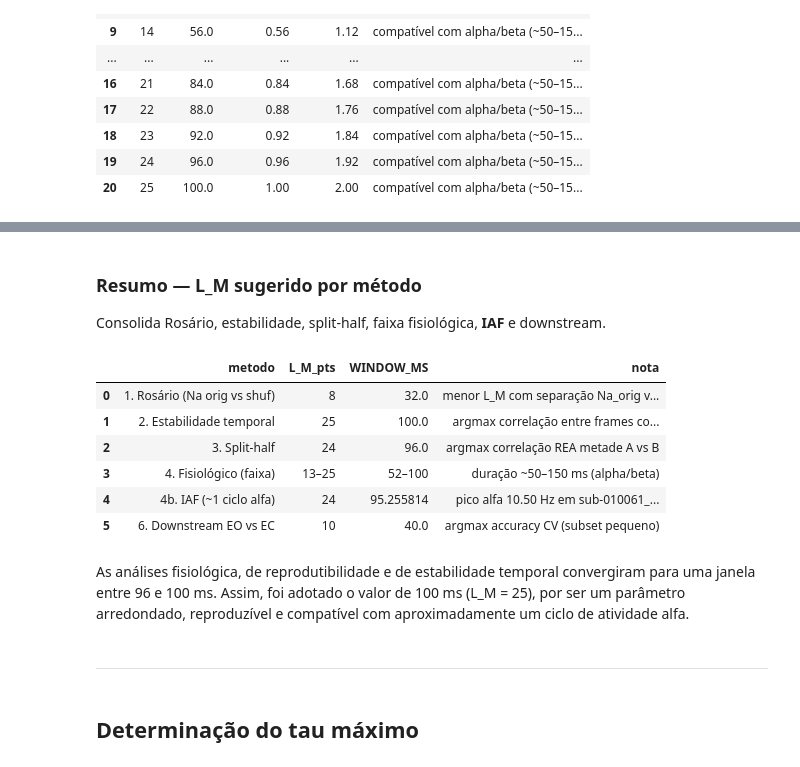
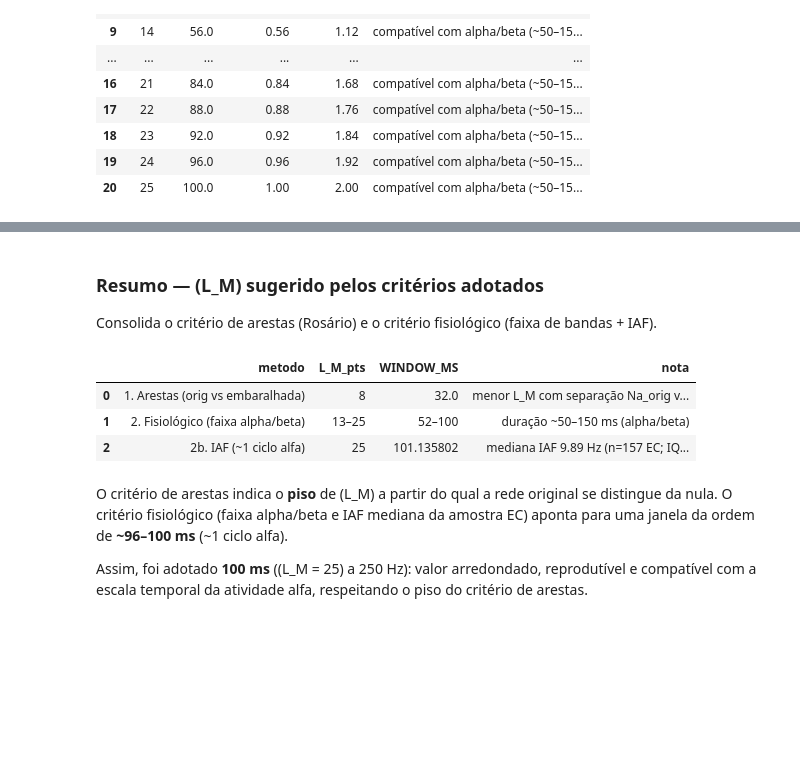
Before and after one commit to annesantos1990/TCC, a Jupyter notebook: notebook/00_redes/00_network_parameters.ipynb, the cells around one changed output, grey strips where cells are left out. Drawn from its saved outputs; the diff is of its cells as text; code cells hidden in the pictures; blank space fills up the shorter version.

```diff
--- a/notebook/00_redes/00_network_parameters.ipynb
+++ b/notebook/00_redes/00_network_parameters.ipynb
@@ -62,12 +69,17 @@ SOURCE_DIR: C:\Users\Anne\OneDrive\Documentos\Google Drive\Ciência de Dados\MBA
 # %% [markdown]
 ### Parâmetros
 # %%
-N_SEC = 5
+# Recorte contínuo comum (mesmo critério do pipeline 01_build_networks)
+COMMON_JSON = Path("../../data/intermediate/tvg_common_continuous_summary.json")
+_common = json.loads(COMMON_JSON.read_text(encoding="utf-8"))
+TVG_T0 = float(_common["t0"])
+TVG_T1 = float(_common["t1"])
+N_SEC = int(_common.get("N_SEC_sugerido", 8))
 WINDOW_SIZES = list(range(5, 26))  # L_M em amostras (como na figura de Rosário)
 WINDOW_SIZES_ML = [8, 10, 12, 15, 20, 25]  # grade reduzida para downstream
 MAX_LAG_CAP = 5  # lag máximo em amostras; por janela: min(MAX_LAG_CAP, L_M - 1)
-N_SURROGATES = 100
-THRESHOLD_PERCENTILE = 95.0
+N_SHUFFLES = 1
+THRESHOLD_PERCENTILE = 99.0
 RANDOM_STATE = 42
 N_SUBJECTS_ML = 3  # pares EO/EC no método downstream
 # %% [markdown]
@@ -133,13 +154,13 @@ for L_M in tqdm(WINDOW_SIZES, desc="L_M"):
     max_lag = min(MAX_LAG_CAP, L_M - 1)
 
     # ==========================
-    # THRESHOLD (surrogate)
+    # THRESHOLD (tese: shuffle serie + p99)
     # ==========================
     threshold_info = estimate_threshold(
-        motifs,
+        eeg,
         L_M,
         max_lag,
-        n_surrogates=N_SURROGATES,
+        n_shuffles=N_SHUFFLES,
         percentile=THRESHOLD_PERCENTILE,
         random_state=RANDOM_STATE,
     )
@@ -860,74 +653,59 @@ display(HTML(fig.to_html(full_html=False, include_plotlyjs="cdn")))
 # %% [markdown]
-### Resumo — L_M sugerido por método
+### Resumo — \(L_M\) sugerido pelos critérios adotados
 
-Consolida Rosário, estabilidade, split-half, faixa fisiológica, **IAF** e downstream.
+Consolida o critério de arestas (Rosário) e o critério fisiológico (faixa de bandas + IAF).
 # %%
 # ==========================
-# RESUMO
+# RESUMO — L_M (critérios adotados)
 # ==========================
 sep = (
     (df_na["Na_original"] > 2 * df_na["Na_embaralhado"])
     & ((df_na["Na_original"] - df_na["Na_embaralhado"]) >= 10)
 )
 if sep.any():
     L_rosario = int(df_na.loc[sep].iloc[0]["L_M"])
-    nota_rosario = "menor L_M com separação Na_orig vs Na_shuf"
+    nota_rosario = "menor L_M com separação Na_orig vs Na_shuf (piso)"
 else:
     L_rosario = None
     nota_rosario = "sem separação clara na faixa"
 
 resumo = [
     {
-        "metodo": "1. Rosário (Na orig vs shuf)",
+        "metodo": "1. Arestas (orig vs embaralhada)",
         "L_M_pts": L_rosario,
         "WINDOW_MS": None if L_rosario is None else L_rosario / sfreq * 1000,
         "nota": nota_rosario,
     },
     {
-        "metodo": "2. Estabilidade temporal",
-        "L_M_pts": L_stab,
-        "WINDOW_MS": L_stab / sfreq * 1000,
-        "nota": "argmax correlação entre frames consecutivos",
-    },
-    {
-        "metodo": "3. Split-half",
-        "L_M_pts": L_split,
-        "WINDOW_MS": L_split / sfreq * 1000,
-        "nota": "argmax correlação REA metade A vs B",
-    },
-    {
-        "metodo": "4. Fisiológico (faixa)",
+        "metodo": "2. Fisiológico (faixa alpha/beta)",
         "L_M_pts": f"{L_phys_min}–{L_phys_max}",
         "WINDOW_MS": f"{L_phys_min / sfreq * 1000:.0f}–{L_phys_max / sfreq * 1000:.0f}",
         "nota": "duração ~50–150 ms (alpha/beta)",
     },
     {
-        "metodo": "4b. IAF (~1 ciclo alfa)",
+        "metodo": "2b. IAF (~1 ciclo alfa)",
         "L_M_pts": L_iaf,
         "WINDOW_MS": WINDOW_MS_IAF,
-        "nota": f"pico alfa {iaf_hz:.2f} Hz em {file_ec.name}",
-    },
-    {
-        "metodo": "6. Downstream EO vs EC",
-        "L_M_pts": L_ml,
-        "WINDOW_MS": None if L_ml is None else L_ml / sfreq * 1000,
-        "nota": "argmax accuracy CV (subset pequeno)",
+        "nota": (
+            f"mediana IAF {iaf_hz:.2f} Hz "
+            f"(n={len(df_iaf)} EC; IQR "
+            f"{df_iaf['iaf_hz'].quantile(0.25):.2f}–"
+            f"{df_iaf['iaf_hz'].quantile(0.75):.2f})"
+        ),
     },
 ]
 
 df_resumo = pd.DataFrame(resumo)
 df_resumo
 # %% [output]
 |  | metodo | L_M_pts | WINDOW_MS | nota |
-| 0 | 1. Rosário (Na orig vs shuf) | 8 | 32.0 | menor L_M com separação Na_orig v... |
-| 1 | 2. Estabilidade temporal | 25 | 100.0 | argmax correlação entre frames co... |
-| 2 | 3. Split-half | 24 | 96.0 | argmax correlação REA metade A vs B |
-| 3 | 4. Fisiológico (faixa) | 13–25 | 52–100 | duração ~50–150 ms (alpha/beta) |
-| 4 | 4b. IAF (~1 ciclo alfa) | 24 | 95.255814 | pico alfa 10.50 Hz em sub-010061_... |
-| 5 | 6. Downstream EO vs EC | 10 | 40.0 | argmax accuracy CV (subset pequeno) |
+| 0 | 1. Arestas (orig vs embaralhada) | 8 | 32.0 | menor L_M com separação Na_orig v... |
+| 1 | 2. Fisiológico (faixa alpha/beta) | 13–25 | 52–100 | duração ~50–150 ms (alpha/beta) |
+| 2 | 2b. IAF (~1 ciclo alfa) | 25 | 101.135802 | mediana IAF 9.89 Hz (n=157 EC; IQ... |
 # %% [markdown]
-As análises fisiológica, de reprodutibilidade e de estabilidade temporal convergiram para uma janela entre 96 e 100 ms. Assim, foi adotado o valor de 100 ms (L_M = 25), por ser um parâmetro arredondado, reproduzível e compatível com aproximadamente um ciclo de atividade alfa.
+O critério de arestas indica o **piso** de \(L_M\) a partir do qual a rede original se
+distingue da nula. O critério fisiológico (faixa alpha/beta e IAF mediana da amostra EC)
+aponta para uma janela da ordem de **~96–100 ms** (~1 ciclo alfa).
+
+Assim, foi adotado **100 ms** (\(L_M = 25\) a 250 Hz): valor arredondado, reprodutível e
+compatível com a escala temporal da atividade alfa, respeitando o piso do critério de arestas.
-# %% [markdown]
--------
-# %% [markdown]
-## Determinação do tau máximo
```
Also changed, not shown: parts of 32 cells of this notebook, 3 other files.
